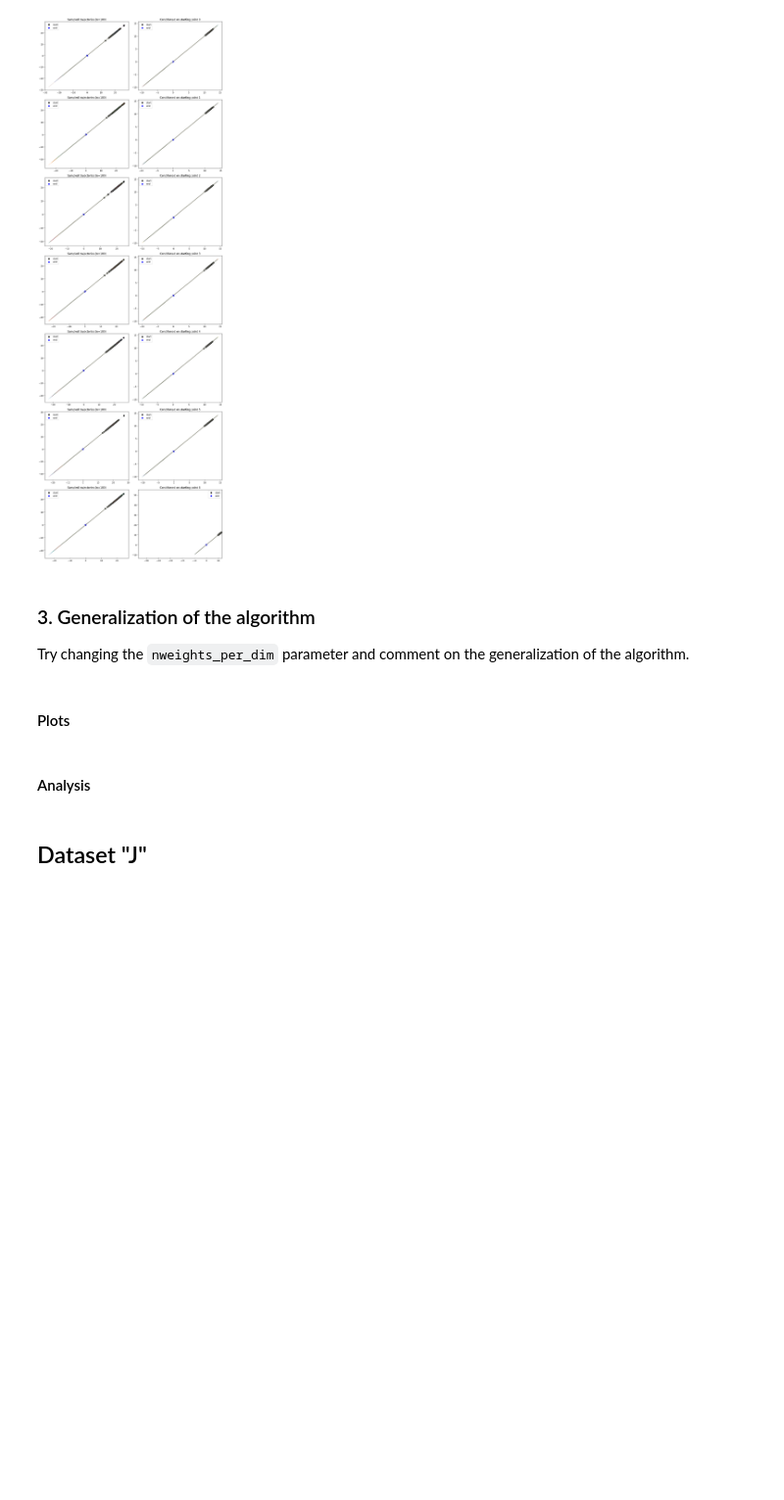
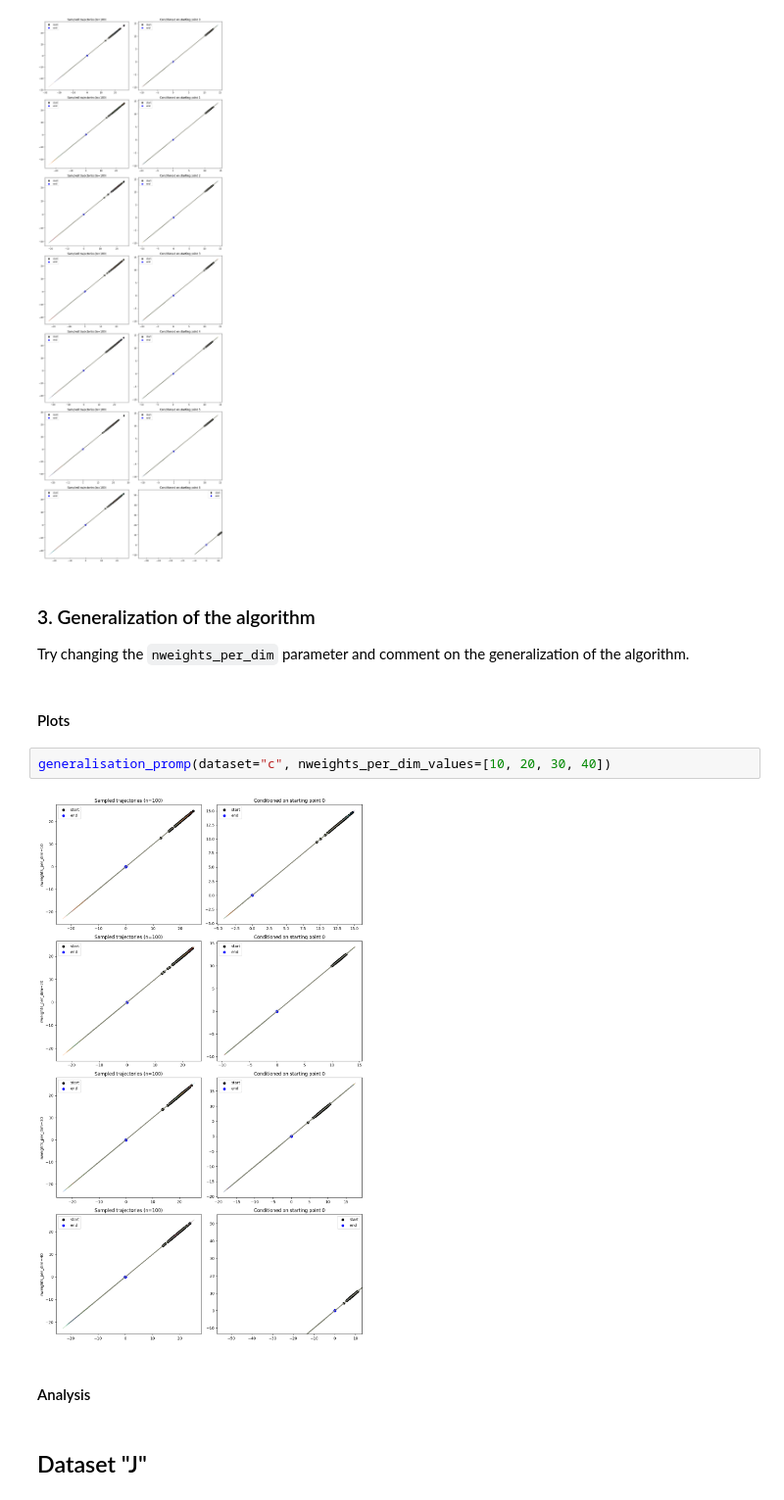
Before and after one commit to AshrithSagar/CP321-ILR-2025, a Jupyter notebook: Assignments/Assignment-3_7/Assignment8_ProMP.ipynb, the cells around one changed output. Shown at 98% size. Drawn from its saved outputs; the diff is of its cells as text; blank space fills up the shorter version.

```diff
--- a/Assignments/Assignment-3_7/Assignment8_ProMP.ipynb
+++ b/Assignments/Assignment-3_7/Assignment8_ProMP.ipynb
@@ -41,6 +41,10 @@ different_initial_points_promp(dataset="c", initial_points=[0, 1, 2, 3, 4, 5, 6]
 Try changing the `nweights_per_dim` parameter and comment on the generalization of the algorithm.
 # %% [markdown]
 #### Plots
+# %%
+generalisation_promp(dataset="c", nweights_per_dim_values=[10, 20, 30, 40])
+# %% [output]
+[figure, added]
 # %% [markdown]
 #### Analysis
 # %% [markdown]
```
Also changed, not shown: parts of 6 cells of this notebook, 1 other file.
